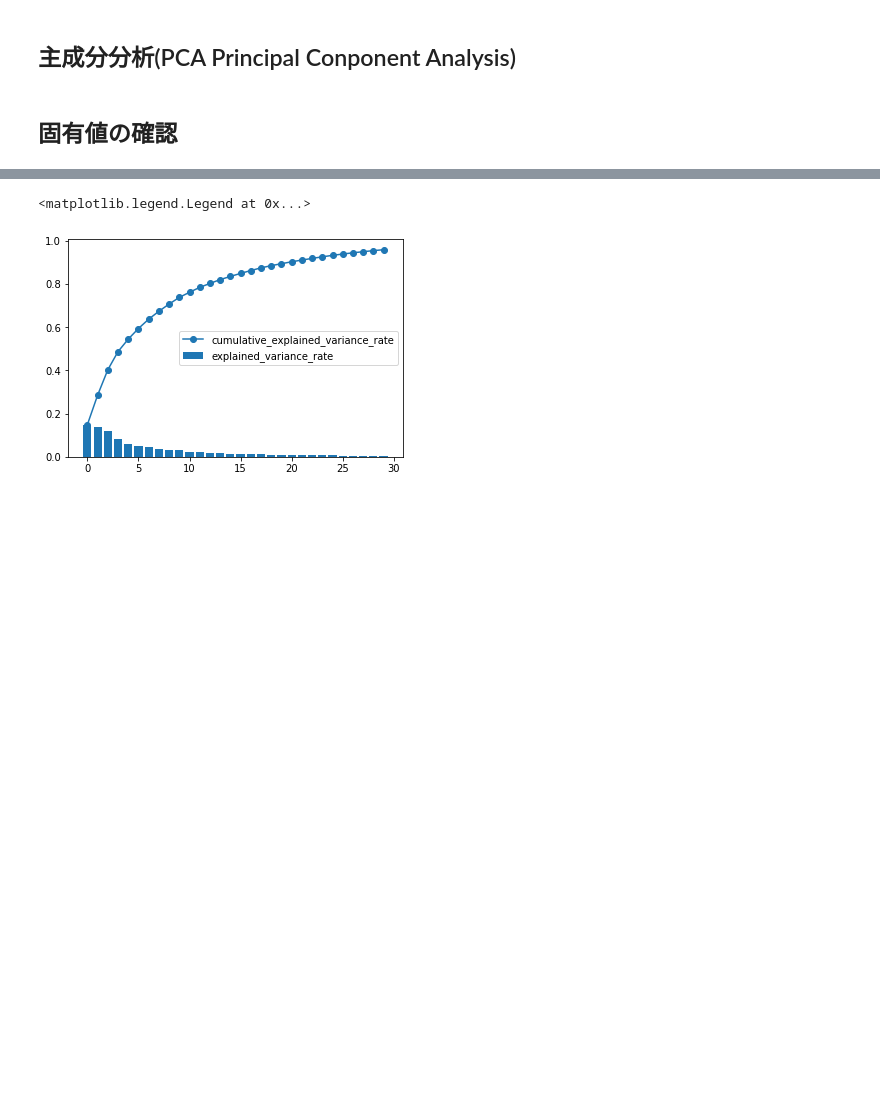
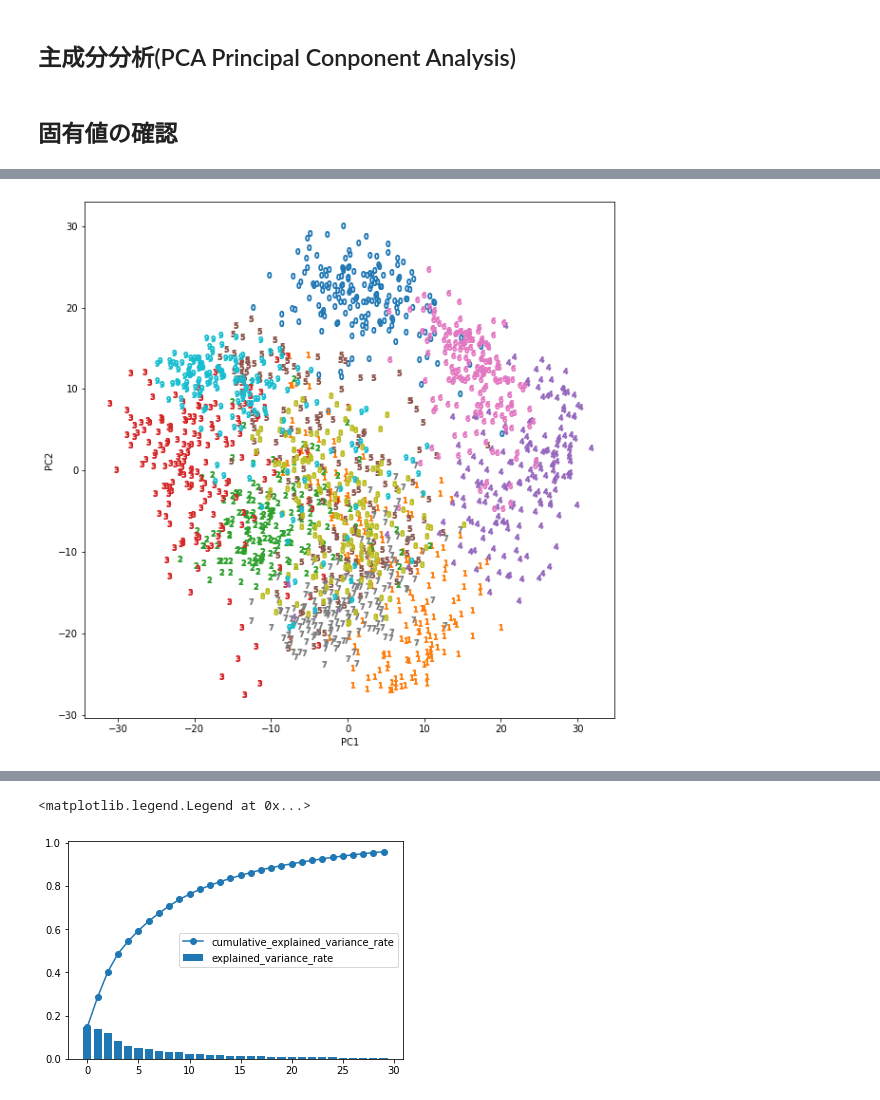
Before and after one commit to naonaorange/sklearn_tutorials, a Jupyter notebook: principal_component_analysis.ipynb, the cells around one changed output, grey strips where cells are left out. Cells and saved outputs as stored; diff of their text form; code cells hidden in the pictures; blank space fills up the shorter version.

```diff
--- a/principal_component_analysis.ipynb
+++ b/principal_component_analysis.ipynb
@@ -254,0 +248,11 @@ pd.DataFrame(pca.explained_variance_[:5], index=idx)
+# %%
+plt.figure(figsize=(10,10))
+
+for i in range(10):
+  plt.scatter(X_pca[y==i, 0], X_pca[y==i, 1], marker=f"${i}$")
+
+plt.xlabel("PC1")
+plt.ylabel("PC2")
+plt.show()
+# %% [output]
+[figure, added]
```
Also changed, not shown: parts of 10 cells of this notebook.
